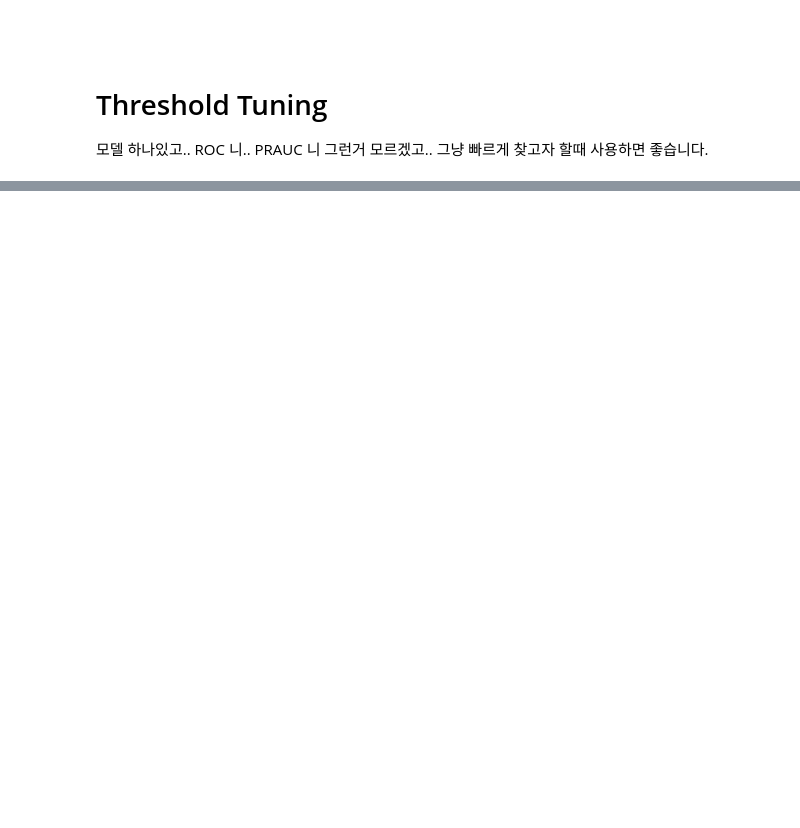
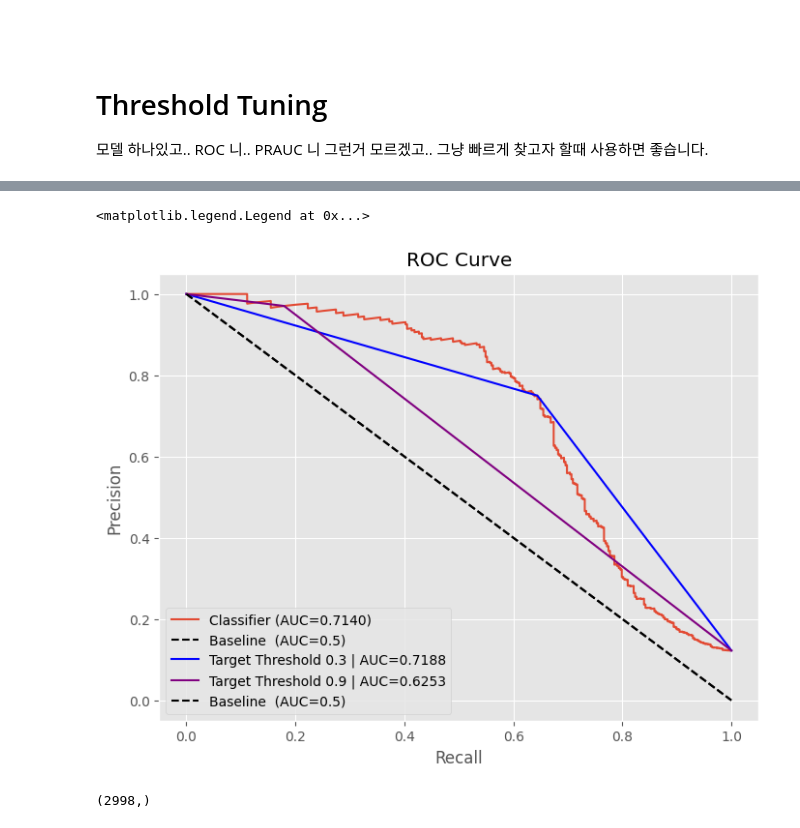
Before and after one commit to AndersonJo/machine-learning, a Jupyter notebook: 001 Performance Test (ROC, AUC, Confusion Matrix)/04. Threshold Optimization.ipynb, the cells around one changed output, grey strips where cells are left out. Drawn from its saved outputs; the diff is of its cells as text; code cells hidden in the pictures; blank space fills up the shorter version.

```diff
--- a/001 Performance Test (ROC, AUC, Confusion Matrix)/04. Threshold Optimization.ipynb
+++ b/001 Performance Test (ROC, AUC, Confusion Matrix)/04. Threshold Optimization.ipynb
@@ -220,0 +236,39 @@ plot.legend()
+# %%
+precision, recall, thresholds = precision_recall_curve(y_test, y_prob)
+
+# F-Measure (F1-Score)
+fscores = 2 * (precision * recall) / (precision + recall)
+idx1 = np.argmax(fscores)
+
+
+# Plot
+roc_auc = auc(recall, precision)
+fig, plot = plt.subplots(1, figsize=(8, 6))
+plot.plot(recall, precision, label=f"Classifier (AUC={roc_auc:.4f})")
+plot.plot([0, 1], [1, 0], "k--", label=f"Baseline  (AUC=0.5)")
+
+
+# Threshold 0.3 에서의 AUC
+target_threshold = 0.3
+precision, recall, thresholds = precision_recall_curve(y_test, y_prob >= target_threshold)
+plot.plot(recall, precision, color='blue', label=f"Target Threshold {target_threshold} | AUC={auc(recall, precision):.4f}")
+
+# Threshold 0.9 에서의 AUC
+target_threshold = 0.9
+precision, recall, thresholds = precision_recall_curve(y_test, y_prob >= target_threshold)
+plot.plot(recall, precision, color='purple', label=f"Target Threshold {target_threshold} | AUC={auc(recall, precision):.4f}")
+
+
+plot.plot([0, 1], [1, 0], "k--", label=f"Baseline  (AUC=0.5)")
+
+plot.set_xlabel("Recall")
+plot.set_ylabel("Precision")
+plot.set_title(f"ROC Curve")
+plot.legend(loc="lower left")
+# %% [output]
+<matplotlib.legend.Legend at 0x...>
+[figure, added]
+# %%
+np.unique(thresholds).shape
+# %% [output]
+(2998,)
```
Also changed, not shown: parts of 5 cells of this notebook.
